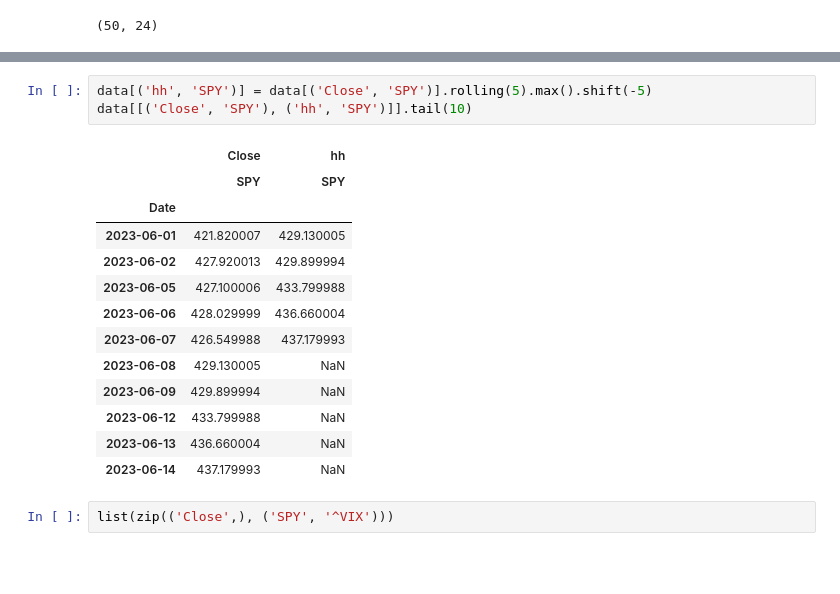
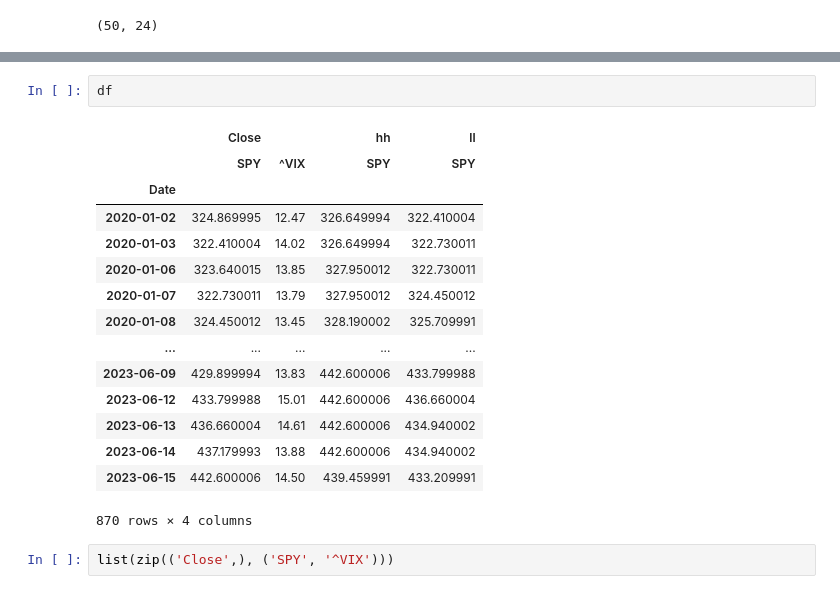
Before and after one commit to asalomatov/options, a Jupyter notebook: notebooks/jax.ipynb, the cells around one changed output, grey strips where cells are left out. Saved outputs shown, nothing was run; the diff lists cells and outputs as text; blank space fills up the shorter version.

```diff
--- a/notebooks/jax.ipynb
+++ b/notebooks/jax.ipynb
@@ -1306,20 +1302,21 @@ df = prepDataHHLLPred(data)
-# %%
-data[('hh', 'SPY')] = data[('Close', 'SPY')].rolling(5).max().shift(-5)
-data[[('Close', 'SPY'), ('hh', 'SPY')]].tail(10)
-# %% [output]
-|  | Close | hh |
-|  | SPY | SPY |
-| Date |  |  |
-| 2023-06-01 | 421.820007 | 429.130005 |
-| 2023-06-02 | 427.920013 | 429.899994 |
-| 2023-06-05 | 427.100006 | 433.799988 |
-| 2023-06-06 | 428.029999 | 436.660004 |
-| 2023-06-07 | 426.549988 | 437.179993 |
-| 2023-06-08 | 429.130005 | NaN |
-| 2023-06-09 | 429.899994 | NaN |
-| 2023-06-12 | 433.799988 | NaN |
-| 2023-06-13 | 436.660004 | NaN |
-| 2023-06-14 | 437.179993 | NaN |
+# %%
+df
+# %% [output]
+|  | Close |  | hh | ll |
+|  | SPY | ^VIX | SPY | SPY |
+| Date |  |  |  |  |
+| 2020-01-02 | 324.869995 | 12.47 | 326.649994 | 322.410004 |
+| 2020-01-03 | 322.410004 | 14.02 | 326.649994 | 322.730011 |
+| 2020-01-06 | 323.640015 | 13.85 | 327.950012 | 322.730011 |
+| 2020-01-07 | 322.730011 | 13.79 | 327.950012 | 324.450012 |
+| 2020-01-08 | 324.450012 | 13.45 | 328.190002 | 325.709991 |
+| ... | ... | ... | ... | ... |
+| 2023-06-09 | 429.899994 | 13.83 | 442.600006 | 433.799988 |
+| 2023-06-12 | 433.799988 | 15.01 | 442.600006 | 436.660004 |
+| 2023-06-13 | 436.660004 | 14.61 | 442.600006 | 434.940002 |
+| 2023-06-14 | 437.179993 | 13.88 | 442.600006 | 434.940002 |
+| 2023-06-15 | 442.600006 | 14.50 | 439.459991 | 433.209991 |
+870 rows × 4 columns
 # %%
 list(zip(('Close',), ('SPY', '^VIX')))
 # %% [output]
```
Also changed, not shown: parts of 18 cells of this notebook.
